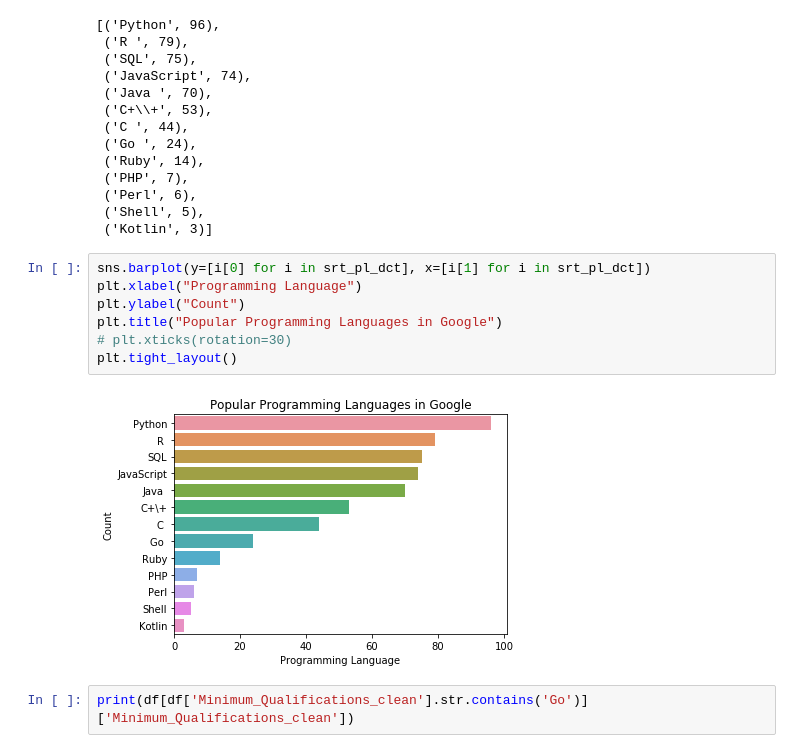
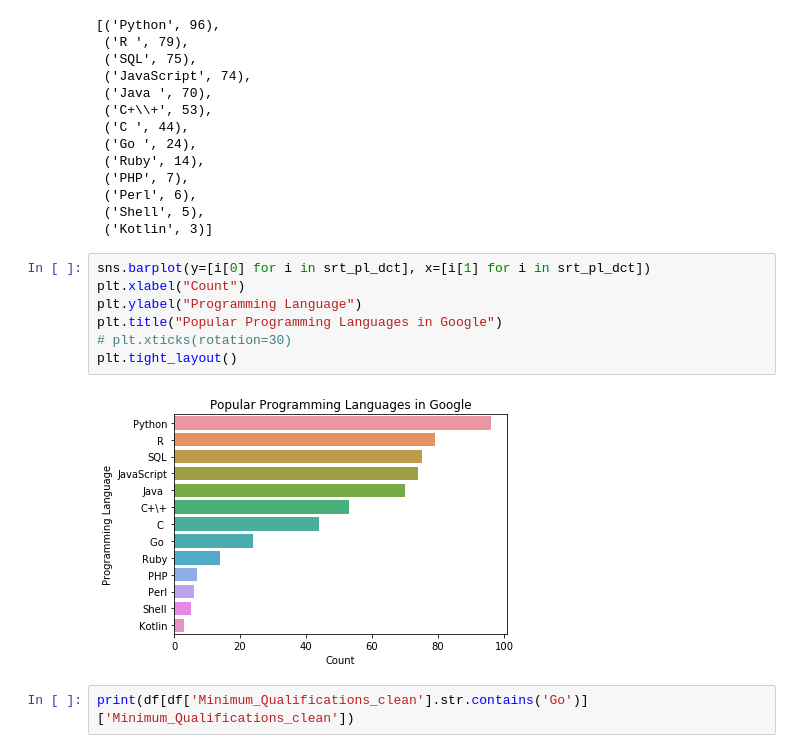
Before and after one commit to faridrah0514/JCDS07-Final_Project, a Jupyter notebook: notebook.ipynb, the cells around one changed output. Saved outputs shown, nothing was run; the diff lists cells and outputs as text.

```diff
--- a/notebook.ipynb
+++ b/notebook.ipynb
@@ -210,13 +210,13 @@ srt_pl_dct
  ('Kotlin', 3)]
 # %%
 sns.barplot(y=[i[0] for i in srt_pl_dct], x=[i[1] for i in srt_pl_dct])
-plt.xlabel("Programming Language")
-plt.ylabel("Count")
+plt.xlabel("Count")
+plt.ylabel("Programming Language")
 plt.title("Popular Programming Languages in Google")
 # plt.xticks(rotation=30)
 plt.tight_layout()
 # %% [output]
-[figure, old version]
+[figure, new version]
 # %%
 print(df[df['Minimum_Qualifications_clean'].str.contains('Go')]['Minimum_Qualifications_clean'])
 # %% [output]
```
Also changed, not shown: parts of 8 cells of this notebook, 4 other files.
